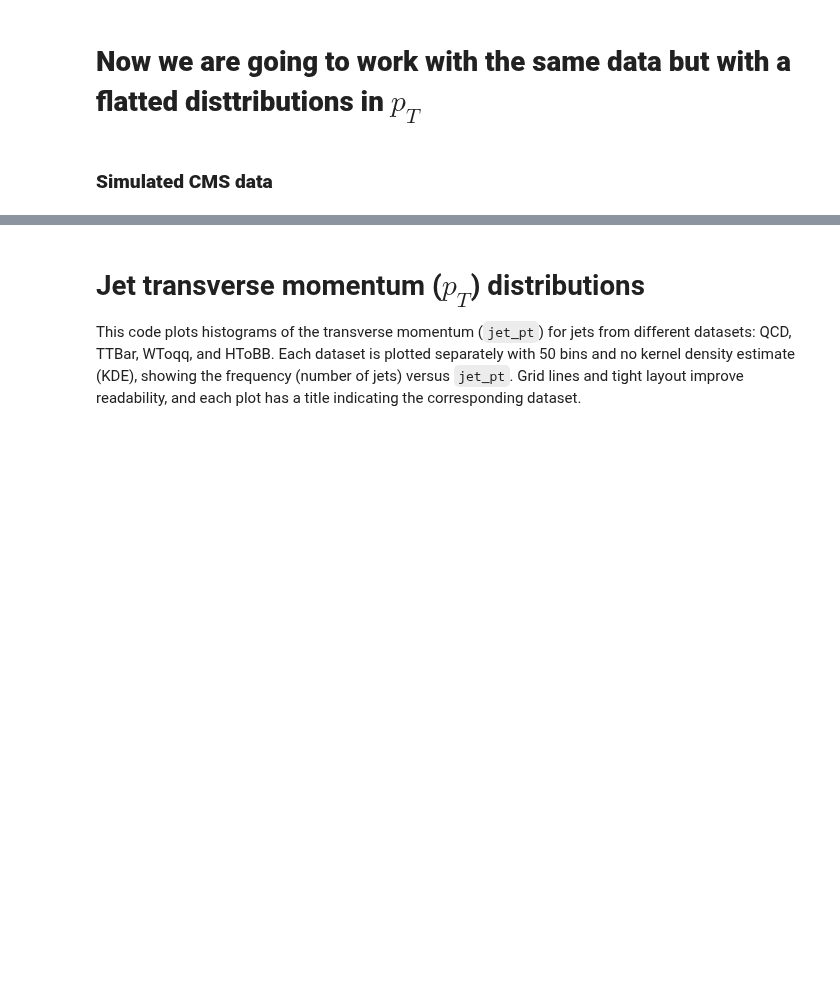
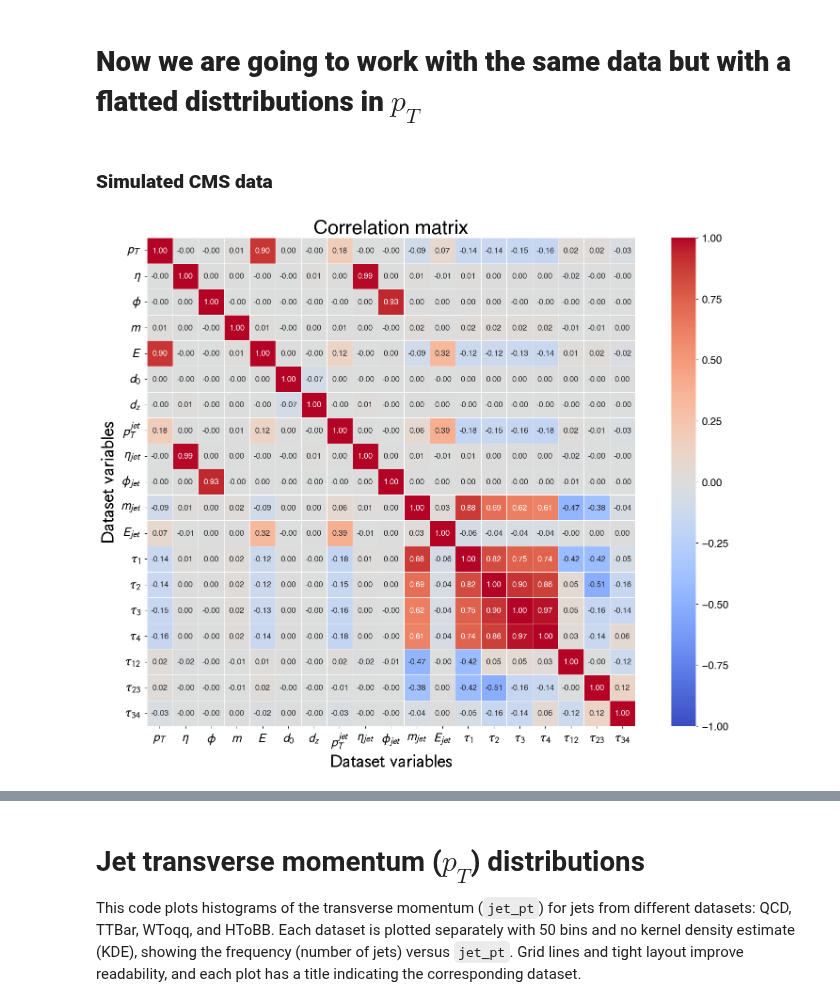
Before and after one commit to MirandaCarou/Qutrits-for-physics-at-LHC, a Jupyter notebook: Project/Qutrits-Based_Model/plot_dataset_values.ipynb, the cells around one changed output, grey strips where cells are left out. Saved outputs shown, nothing was run; the diff lists cells and outputs as text; code cells hidden in the pictures; blank space fills up the shorter version.

```diff
--- a/Project/Qutrits-Based_Model/plot_dataset_values.ipynb
+++ b/Project/Qutrits-Based_Model/plot_dataset_values.ipynb
@@ -581,0 +645,79 @@ datos_QCD_simu_full = datos_QCD_simu_1 + datos_QCD_simu_2
+# %%
+
+plt.rcParams.update({
+    "font.family": "sans-serif",
+    "font.sans-serif": ["Helvetica", "Arial", "DejaVu Sans"],
+    "text.usetex": False,
+    "mathtext.fontset": "stixsans",
+
+})
+
+labels_latex = {
+    'pt_jet': r'$p_T^{jet}$',
+    'eta_jet': r'$\eta_{jet}$',
+    'phi_jet': r'$\phi_{jet}$',
+    'mass_jet': r'$m_{jet}$',
+    'energy_jet': r'$E_{jet}$',
+    'tau12_jet': r'$\tau_{12}$',
+    'tau23_jet': r'$\tau_{23}$',
+    'tau34_jet': r'$\tau_{34}$',
+    'tau1_jet': r'$\tau_{1}$',
+    'tau2_jet': r'$\tau_{2}$',
+    'tau3_jet': r'$\tau_{3}$',
+    'tau4_jet': r'$\tau_{4}$',
+    'pt': r'$p_T$',
+    'eta': r'$\eta$',
+    'phi': r'$\phi$',
+    'energy': r'$E$',
+    'mass': r'$m$',
+    'd0': r'$d_0$',
+    'dz': r'$d_z$'
+}
+
+# Renombramos las columnas del DataFrame solo para el plot
+df_plot = df2.rename(columns=labels_latex)
+
+# Calculamos la correlación con los nuevos nombres
+corr = df_plot.corr()
+
+plt.figure(figsize=(16, 12))
+
+ax = sns.heatmap(
+    corr,
+    annot=True,
+    fmt=".2f",
+    cmap='coolwarm',
+    center=0,
+    vmin=-1, vmax=1,
+    linewidths=0.5,
+    square=True,
+    annot_kws={"size": 12}
+)
+
+cbar = ax.collections[0].colorbar
+cbar.ax.tick_params(labelsize=16)
+
+plt.xticks(
+    rotation=0,
+    fontsize=20,    # Cambia este número para hacer la letra más grande
+    fontweight='bold'
+)
+
+
+# Eje Y: nombres grandes y orientación horizontal (0 grados)
+# o vertical (90) según prefieras
+plt.yticks(
+    rotation=0,     # 0 para que se lean de izquierda a derecha
+    fontsize=20,    # Cambia este número para el tamaño
+    fontweight='bold'
+)
+# También puedes poner LaTeX en el título y los ejes
+plt.title(r'Correlation matrix', fontsize=30, fontweight='bold', fontname="Helvetica")
+plt.xlabel(r'$\text{Dataset variables}$', fontsize=28, fontname="Helvetica")
+plt.ylabel(r'$\text{Dataset variables}$', fontsize=28, fontname="Helvetica")
+
+plt.tight_layout()
+plt.savefig(f"CORR.pdf", bbox_inches='tight')
+plt.show()
+# %% [output]
+[figure, added]
```
Also changed, not shown: parts of 7 cells of this notebook, 56 other files.
